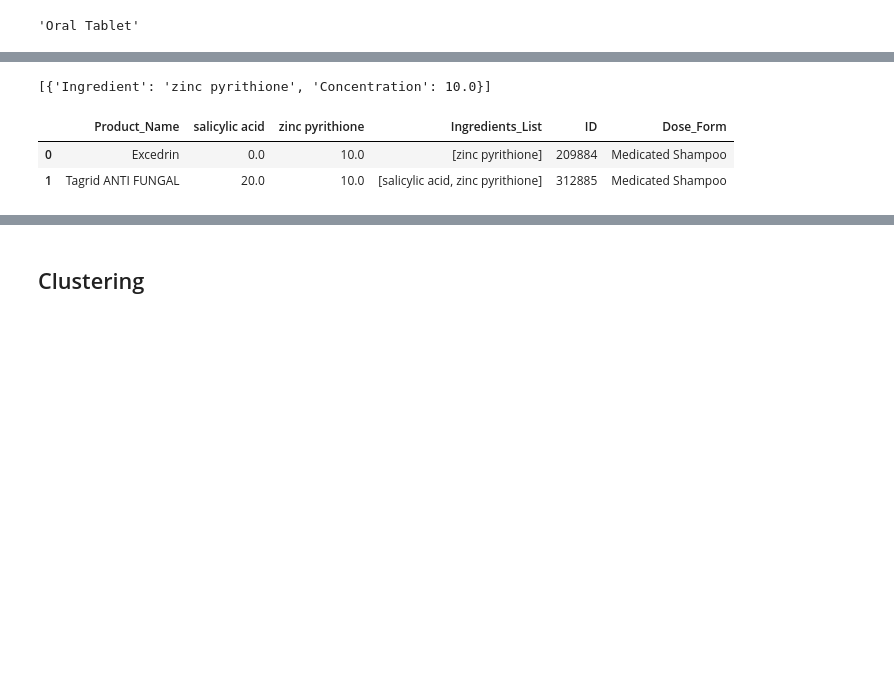
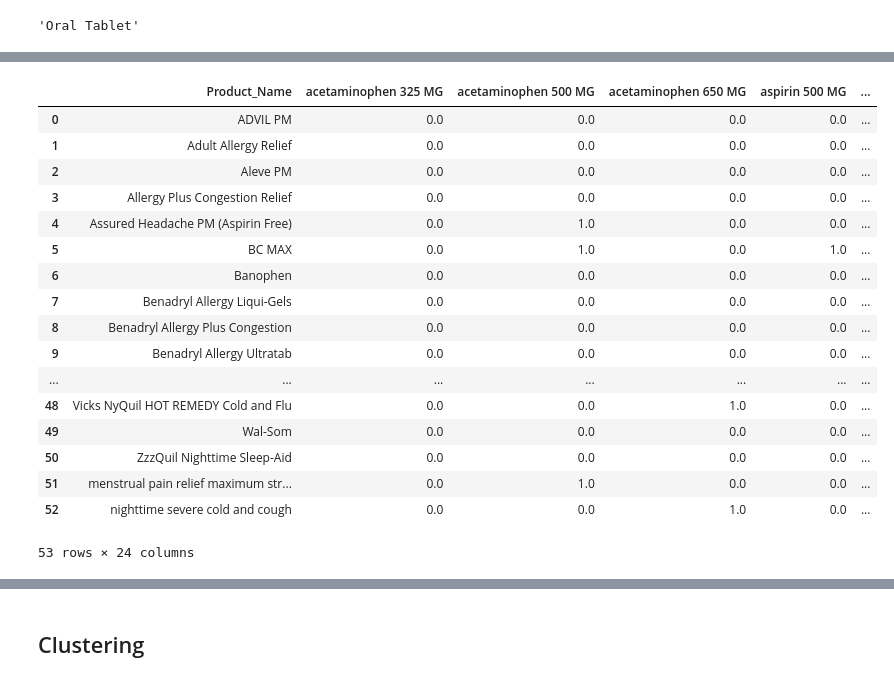
Before and after one commit to phanguy30/med_compare, a Jupyter notebook: data.ipynb, the cells around one changed output, grey strips where cells are left out. Drawn from its saved outputs; the diff is of its cells as text; code cells hidden in the pictures; blank space fills up the shorter version.

```diff
--- a/data.ipynb
+++ b/data.ipynb
@@ -264,6 +250,3 @@ def Union_Drugs(Ing_lst,ID):
     res = res.loc[~res["Product_Name"].str.lower().duplicated(keep="first")]
     res = res.drop_duplicates(subset="ID", keep="first").reset_index(drop=True)
     return res
-
-union_df = Union_Drugs(ingredients,209884)
-union_df
@@ -288,15 +265,39 @@ Ing_count(209387)
+# %%
+def Ing_count_bulk(ids):
+    if not ids:
+        return {}
+
+    ids = [str(i) for i in ids]
+    placeholders = ", ".join([f":id{i}" for i in range(len(ids))])
+    params = {f"id{i}": ids[i] for i in range(len(ids))}
+
+    sql = text(f"""
+        SELECT r.RXCUI1 AS ID, COUNT(DISTINCT c.STR) AS Count
+        FROM RXNREL r
+        JOIN RXNCONSO c ON c.RXCUI = r.RXCUI2
+        WHERE r.RXCUI1 IN ({placeholders})
+          AND c.TTY = 'SCDC'
+        GROUP BY r.RXCUI1
+    """)
+
+    df = pd.read_sql(sql, engine, params=params)
+    return dict(zip(df["ID"].astype(str), df["Count"].astype(int)))
 # %%
 def Fetch_Matches(exact_df, union_df, ID):
     target_count = Ing_count(ID)
 
-    unique_ids = exact_df["ID"].dropna().unique()
-    count_map = {uid: Ing_count(uid) for uid in unique_ids}
+    unique_ids = exact_df["ID"].dropna().astype(str).unique().tolist()
+    count_map = Ing_count_bulk(unique_ids)
 
-    mask = exact_df["ID"].map(count_map).eq(target_count)
+    mask = exact_df["ID"].astype(str).map(count_map).eq(target_count)
 
     union_df = pd.concat([union_df, exact_df.loc[~mask]], ignore_index=True)
     exact_df = exact_df.loc[mask].copy()
 
     return exact_df, union_df
-
-df1, df2 = Fetch_Matches(exact_df, union_df, 209387)
+# %%
+exact_df = Exact_drugs(ingredients, ID)
+union_df = Union_Drugs(ingredients, ID)
+df1, df2 = Fetch_Matches(exact_df,union_df,ID)
+print(len(df1))
+print(len(df2))
@@ -348,10 +371,6 @@ def Fetch_Ingredients(ID):
             })
 
     return results
-
-Fetch_Ingredients(209884)
-# %% [output]
-[{'Ingredient': 'zinc pyrithione', 'Concentration': 10.0}]
 # %%
 def Fetch_Heatmap(df, drug_of_interest_id, drug_of_interest_name):
 
@@ -438,11 +458,26 @@ def Fetch_Heatmap(df, drug_of_interest_id, drug_of_interest_name):
     return heatmap_df
 # %%
-heatmap_df = Fetch_Heatmap(df2,209884,"Excedrin")
+heatmap_df = Fetch_Heatmap(df2,ID,Name)
 heatmap_df
 # %% [output]
-|  | Product_Name | salicylic acid | zinc pyrithione | Ingredients_List | ID | Dose_Form |
-| 0 | Excedrin | 0.0 | 10.0 | [zinc pyrithione] | 209884 | Medicated Shampoo |
-| 1 | Tagrid ANTI FUNGAL | 20.0 | 10.0 | [salicylic acid, zinc pyrithione] | 312885 | Medicated Shampoo |
+|  | Product_Name | acetaminophen 325 MG | acetaminophen 500 MG | acetaminophen 650 MG | aspirin 500 MG | ... |
+| 0 | ADVIL PM | 0.0 | 0.0 | 0.0 | 0.0 | ... |
+| 1 | Adult Allergy Relief | 0.0 | 0.0 | 0.0 | 0.0 | ... |
+| 2 | Aleve PM | 0.0 | 0.0 | 0.0 | 0.0 | ... |
+| 3 | Allergy Plus Congestion Relief | 0.0 | 0.0 | 0.0 | 0.0 | ... |
+| 4 | Assured Headache PM (Aspirin Free) | 0.0 | 1.0 | 0.0 | 0.0 | ... |
+| 5 | BC MAX | 0.0 | 1.0 | 0.0 | 1.0 | ... |
+| 6 | Banophen | 0.0 | 0.0 | 0.0 | 0.0 | ... |
+| 7 | Benadryl Allergy Liqui-Gels | 0.0 | 0.0 | 0.0 | 0.0 | ... |
+| 8 | Benadryl Allergy Plus Congestion | 0.0 | 0.0 | 0.0 | 0.0 | ... |
+| 9 | Benadryl Allergy Ultratab | 0.0 | 0.0 | 0.0 | 0.0 | ... |
+| ... | ... | ... | ... | ... | ... | ... |
+| 48 | Vicks NyQuil HOT REMEDY Cold and Flu | 0.0 | 0.0 | 1.0 | 0.0 | ... |
+| 49 | Wal-Som | 0.0 | 0.0 | 0.0 | 0.0 | ... |
+| 50 | ZzzQuil Nighttime Sleep-Aid | 0.0 | 0.0 | 0.0 | 0.0 | ... |
+| 51 | menstrual pain relief maximum str... | 0.0 | 1.0 | 0.0 | 0.0 | ... |
+| 52 | nighttime severe cold and cough | 0.0 | 0.0 | 1.0 | 0.0 | ... |
+53 rows × 24 columns
 # %%
 def Create_Altair_Heatmap(heatmap_df, drug_of_interest_name):
     if "Product_Name" not in heatmap_df.columns:
```
Also changed, not shown: parts of 13 cells of this notebook, 4 other files.
